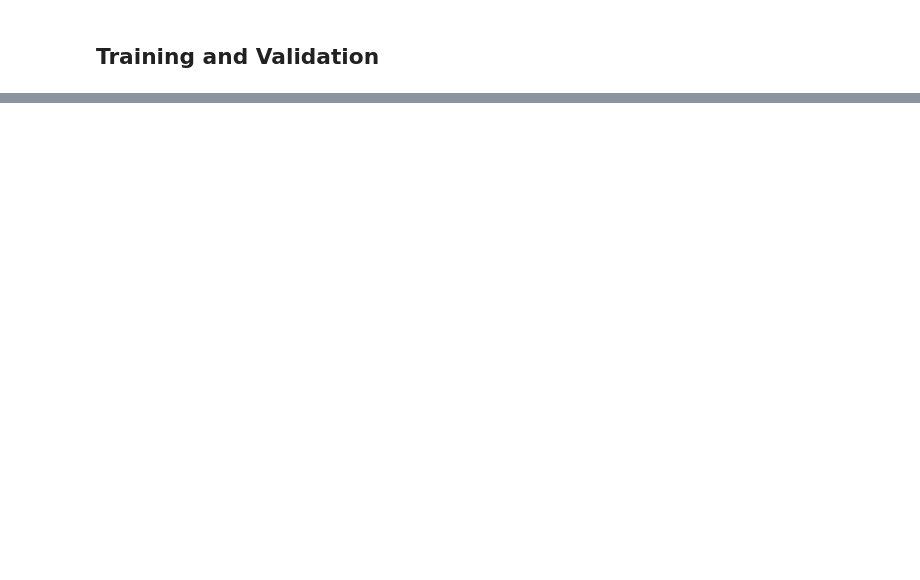
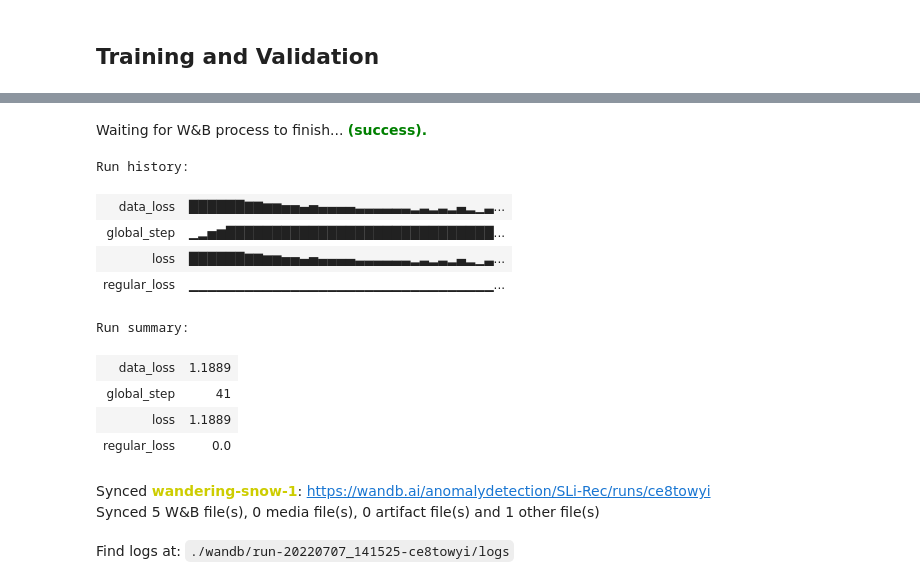
Before and after one commit to VectorInstitute/recommender_systems_project, a Jupyter notebook: sequence_aware_recsys/slirec_amazon.ipynb, the cells around one changed output, grey strips where cells are left out. Cells and saved outputs as stored; diff of their text form; code cells hidden in the pictures; blank space fills up the shorter version.

Commit message:
Update with preprocessing notebook and wandb visualizations

```diff
--- a/sequence_aware_recsys/slirec_amazon.ipynb
+++ b/sequence_aware_recsys/slirec_amazon.ipynb
@@ -129,0 +202,17 @@ Time cost for training is 12.20 mins
+# %%
+wandb.finish()
+# %% [output]
+Waiting for W&B process to finish... (success).
+Run history:
+| data_loss | ██████▇▇▆▆▅▅▄▅▄▄▄▄▃▃▃▃▃▃▂▃▂▃▂▄▂▁▃... |
+| global_step | ▁▂▅▆█████████████████████████████... |
+| loss | ██████▇▇▆▆▅▅▄▅▄▄▄▄▃▃▃▃▃▃▂▃▂▃▂▄▂▁▃... |
+| regular_loss | ▁▁▁▁▁▁▁▁▁▁▁▁▁▁▁▁▁▁▁▁▁▁▁▁▁▁▁▁▁▁▁▁▁... |
+Run summary:
+| data_loss | 1.1889 |
+| global_step | 41 |
+| loss | 1.1889 |
+| regular_loss | 0.0 |
+Synced wandering-snow-1: https://wandb.ai/anomalydetection/SLi-Rec/runs/ce8towyi
+Synced 5 W&B file(s), 0 media file(s), 0 artifact file(s) and 1 other file(s)
+Find logs at: ./wandb/run-20220707_141525-ce8towyi/logs
```
Also changed, not shown: parts of 17 cells of this notebook, 2 other files.
